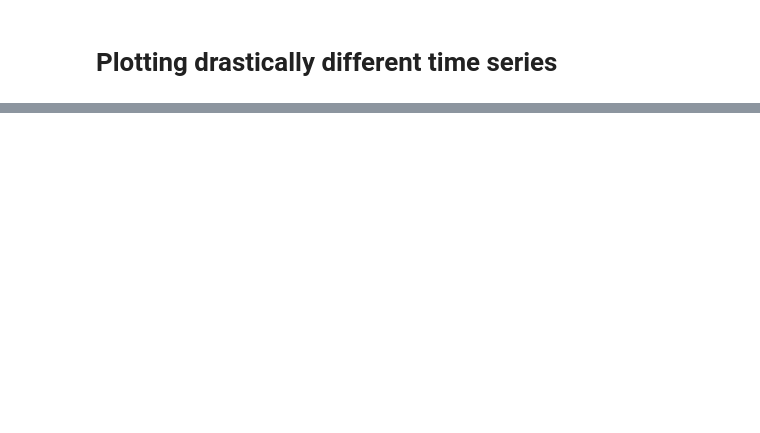
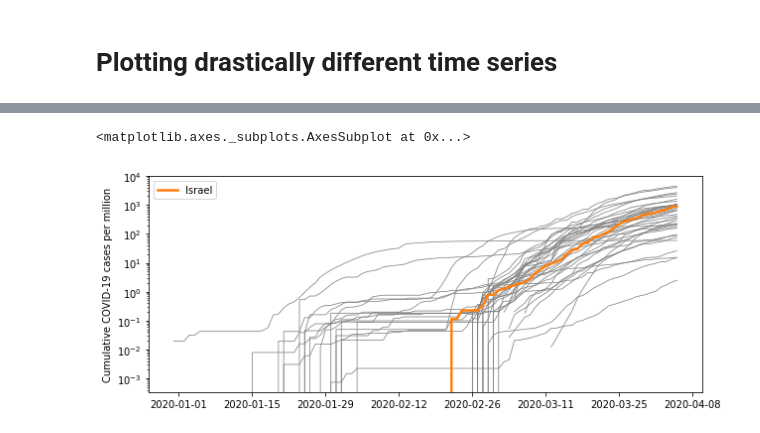
Before and after one commit to bgbg/datascience_dataviz_workshop, a Jupyter notebook: demos/drastically-different-time-series/drastically-different-time-series.ipynb, the cells around one changed output, grey strips where cells are left out. Cells and saved outputs as stored; diff of their text form; code cells hidden in the pictures; blank space fills up the shorter version.

```diff
--- a/demos/drastically-different-time-series/drastically-different-time-series.ipynb
+++ b/demos/drastically-different-time-series/drastically-different-time-series.ipynb
@@ -265,0 +142,34 @@ ipywidgets.interact(follow_a_country, country=df_oecd['Country Name'].unique())
+# %%
+df_selected['cumcases_per_million'] = df_selected.cumcases / df_selected.population * 1e6
+# %%
+
+#! Plot the normalized data to reduce the clutter. Normalize to population size
+def plot_normalized_population(country_name, logscale=True):
+    fig, ax = plt.subplots(figsize=(10, 4))
+    to_label = []
+    labels = []
+    for name, df in df_selected.groupby('country'):
+        if country_name == name:
+            clr = 'C1'
+            lw = 2.5
+            zorder = 9 # show this line above the others
+            lbl = name
+        else:
+            clr = 'gray'
+            lw = 0.75
+            zorder = 0
+            lbl = ''
+            lbl=None
+        line, = ax.plot(df.date, df.cumcases_per_million, '-', color=clr, lw=lw, zorder=zorder)
+        if lbl:
+            to_label.append(line)
+            labels.append(lbl)
+    ax.set_ylabel('Cumulative COVID-19 cases per million')
+    ax.legend(to_label, labels)
+    if logscale:
+        ax.set_yscale('log')
+    return ax
+plot_normalized_population('Israel')
+# %% [output]
+<matplotlib.axes._subplots.AxesSubplot at 0x...>
+[figure, added]
```
Also changed, not shown: parts of 56 cells of this notebook, 6 other files.
